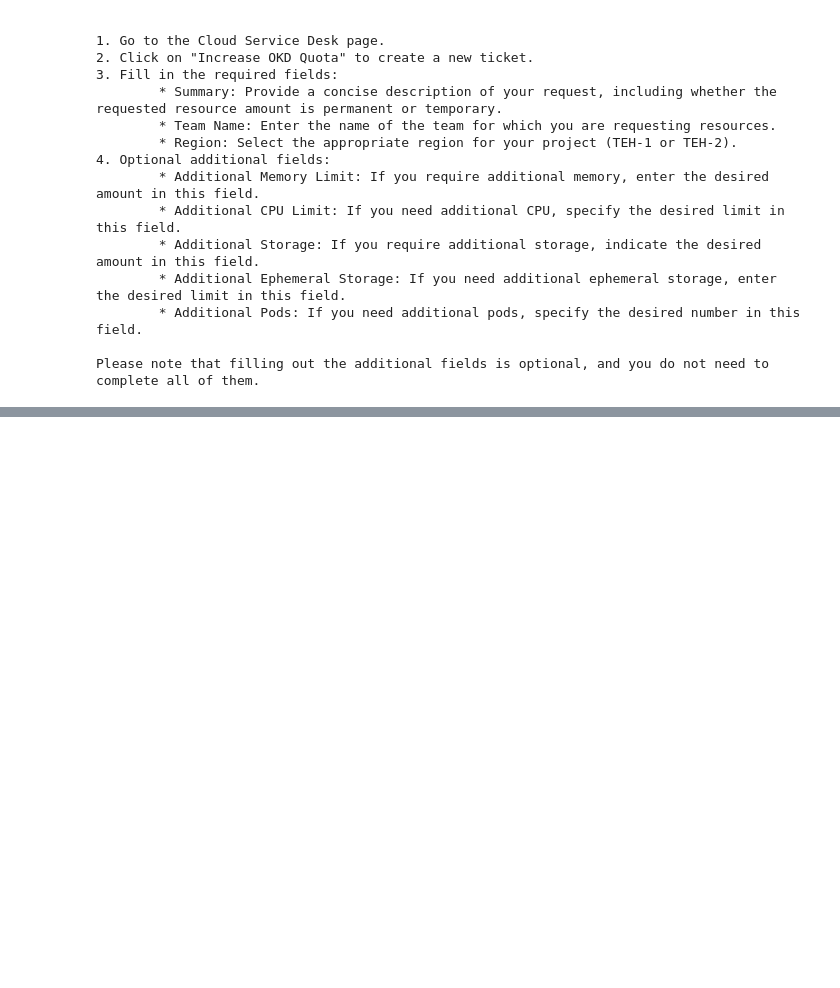
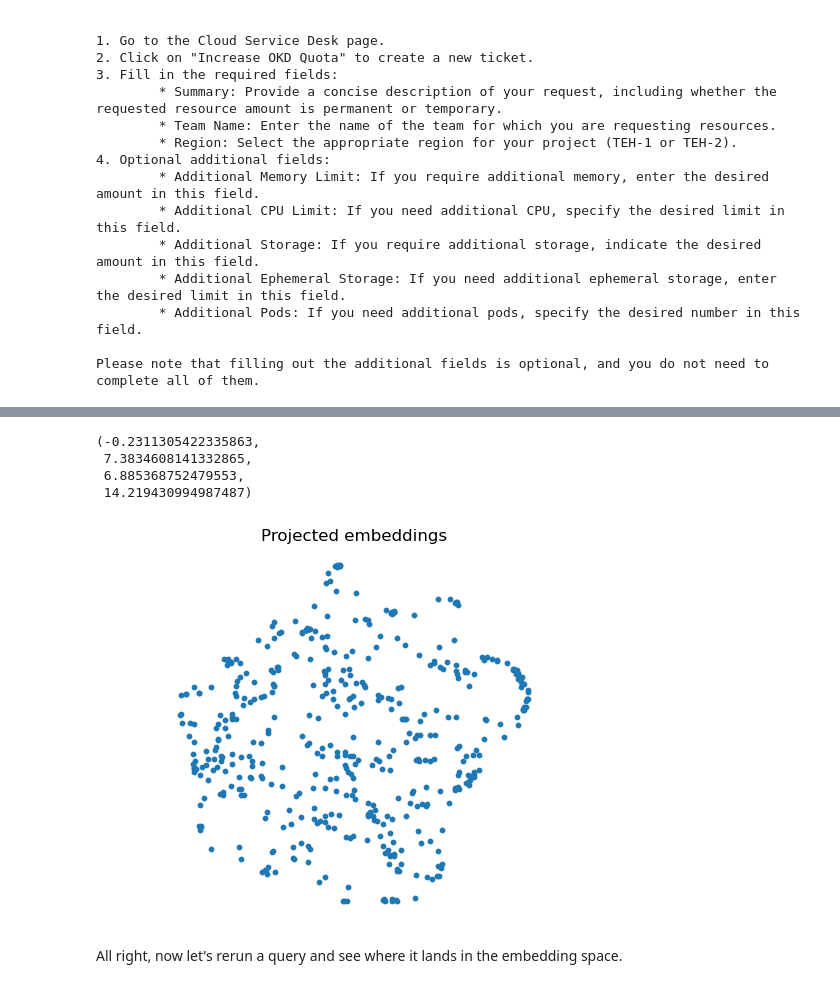
Before and after one commit to qzaidi/mlscratchpad, a Jupyter notebook: rag-llama-cloud-docs.ipynb, the cells around one changed output, grey strips where cells are left out. Cells and saved outputs as stored; diff of their text form; code cells hidden in the pictures; blank space fills up the shorter version.

Commit message:
add some visualizations

```diff
--- a/rag-llama-cloud-docs.ipynb
+++ b/rag-llama-cloud-docs.ipynb
@@ -205,0 +215,8 @@ Please note that filling out the additional fields is optional, and you do not n
+# %%
+import chromadb
+client = chromadb.PersistentClient(path='./chroma')
+col = client.get_collection('snappcloud')
+print(col.count())
+
+all_embeddings = col.get(include=['embeddings'])['embeddings']
+print(len(all_embeddings))
@@ -205,0 +234,33 @@ Please note that filling out the additional fields is optional, and you do not n
+# %%
+import umap.umap_ as umap
+import numpy as np
+from tqdm import tqdm
+
+reducer = umap.UMAP(random_state=0,transform_seed=0)
+umap_transform = reducer.fit(all_embeddings)
+# %%
+def project_embeddings(embeddings, umap_transform):
+    """project embeddings into a 2d space"""
+    umap_embeddings = np.empty((len(embeddings),2))
+    for i,embedding in enumerate(tqdm(embeddings)):
+        umap_embeddings[i] = umap_transform.transform([embedding])
+    return umap_embeddings
+# %%
+projected_all_embeddings = project_embeddings(all_embeddings,umap_transform)
+# %%
+import matplotlib.pyplot as plt
+
+plt.figure()
+plt.scatter(projected_all_embeddings[:,0],projected_all_embeddings[:,1], s=10)
+
+plt.gca().set_aspect('equal','datalim')
+plt.title('Projected embeddings')
+plt.axis('off')
+# %% [output]
+(-0.2311305422335863,
+ 7.3834608141332865,
+ 6.885368752479553,
+ 14.219430994987487)
+[figure, added]
+# %% [markdown]
+All right, now let's rerun a query and see where it lands in the embedding space.
```
Also changed, not shown: parts of 19 cells of this notebook, 3 other files.
